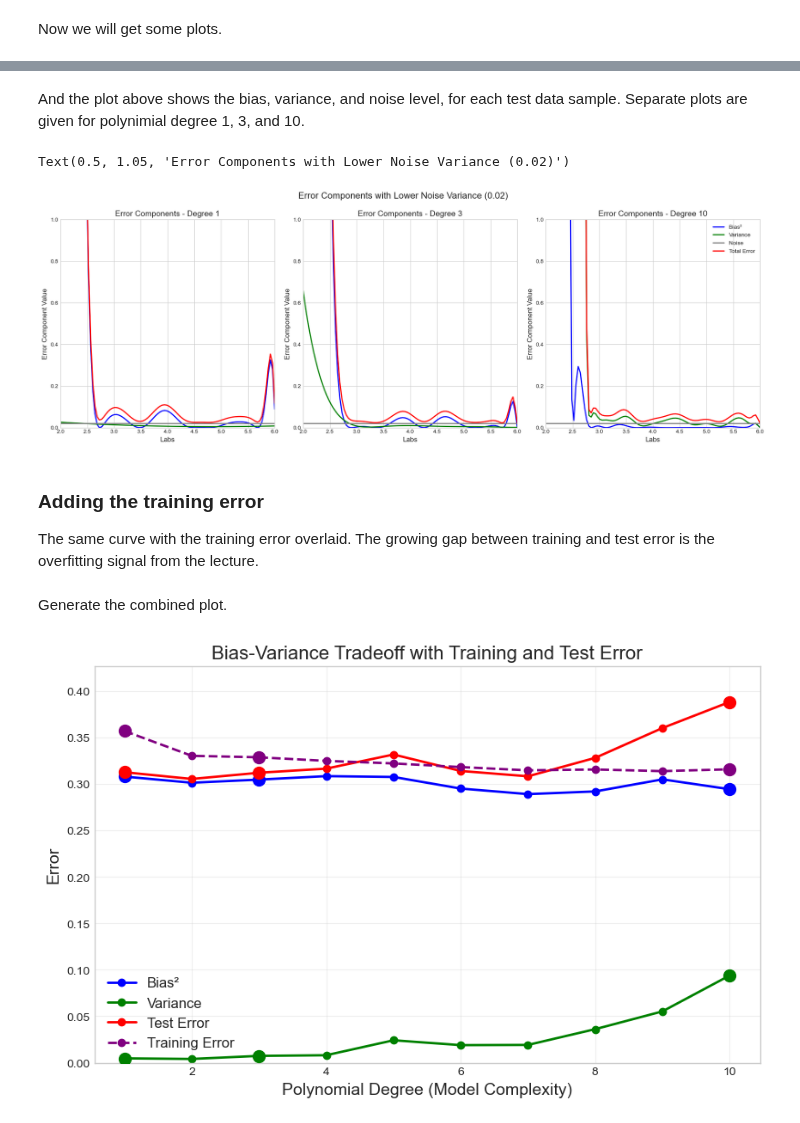
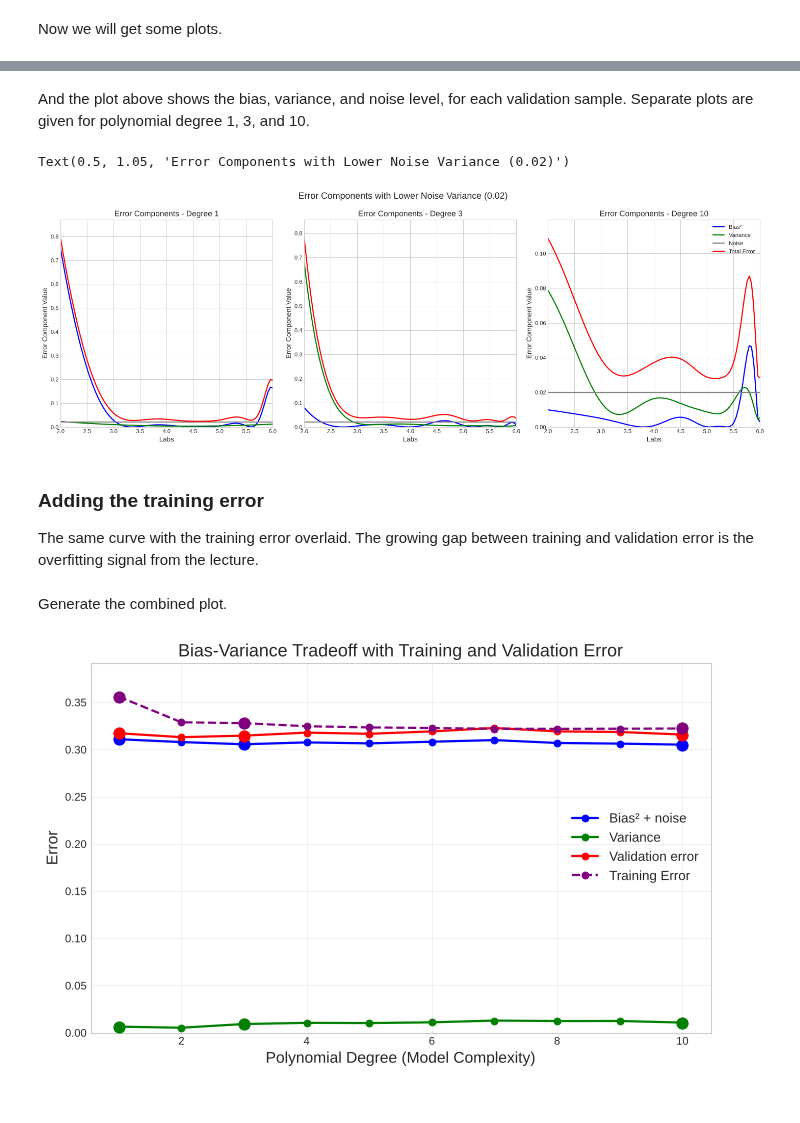
Before and after one commit to alisarupenyan/Intro-to-ML-HS2026, a Jupyter notebook: Week5_Model_complexity_bias-variance.ipynb, the cells around one changed output, grey strips where cells are left out. Drawn from its saved outputs; the diff is of its cells as text; code cells hidden in the pictures.

```diff
--- a/Week5_Model_complexity_bias-variance.ipynb
+++ b/Week5_Model_complexity_bias-variance.ipynb
@@ -453,33 +470,34 @@ Saved figure as 'error_components_labs.png'
 # %% [markdown]
-And the plot above shows the bias, variance, and noise level, for each test data sample. Separate plots are given for polynimial degree 1, 3, and 10.
+And the plot above shows the bias, variance, and noise level, for each validation sample. Separate plots are given for polynomial degree 1, 3, and 10.
 # %%
 # Try different noise variance values
-fig4, _ = visualize_error_components_by_x(df_aug, degrees=[1, 3, 10], num_samples=10, noise_var=0.02)
+fig4, _ = visualize_error_components_by_x(df_aug, degrees=[1, 3, 10], num_samples=50, noise_var=0.02)
 plt.suptitle('Error Components with Lower Noise Variance (0.02)', fontsize=16, y=1.05)
 # %% [output]
 Text(0.5, 1.05, 'Error Components with Lower Noise Variance (0.02)')
-[figure, old version]
+[figure, new version]
 # %% [markdown]
 ### Adding the training error
 
-The same curve with the training error overlaid. The growing gap between training and test error is the overfitting signal from the lecture.
+The same curve with the training error overlaid. The growing gap between training and validation error is the overfitting signal from the lecture.
 # %%
 def plot_bias_variance_with_training_error(df_aug, max_degree=10, num_samples=10, test_size=0.3):
     """
-    Plot bias, variance, training error, and test error as a function of model complexity.
+    Plot bias, variance, training error, and validation error as a function of model complexity.
 
     Parameters:
     - df_aug: Augmented DataFrame containing the features and target
     - max_degree: Maximum polynomial degree to evaluate
     - num_samples: Number of different training samples to use
-    - test_size: Proportion of data to use for testing
+    - test_size: Proportion of data kept aside as validation set
     """
+    np.random.seed(0)  # reproducible resampling
     # Use Labs as feature
     X = df_aug[['Labs']]
     y = df_aug['Final']
 
-    # Create a common test set
-    X_train_full, X_test, y_train_full, y_test = train_test_split(X, y, test_size=test_size, random_state=42)
+    # Create a common validation set (train_test_split names it 'test')
+    X_train_full, X_val, y_train_full, y_val = train_test_split(X, y, test_size=test_size, random_state=42)
 
     # Arrays to store results
     degrees = list(range(1, max_degree + 1))
@@ -492,7 +510,7 @@ def plot_bias_variance_with_training_error(df_aug, max_degree=10, num_samples=10
     for degree in degrees:
         # Store predictions for all samples
         all_train_predictions = np.zeros((num_samples, len(X_train_full)))  # Added for training data
-        all_test_predictions = np.zeros((num_samples, len(X_test)))
+        all_val_predictions = np.zeros((num_samples, len(X_val)))
 
         # Train multiple models with different samplings
         for j in range(num_samples):
@@ -508,37 +526,37 @@ def plot_bias_variance_with_training_error(df_aug, max_degree=10, num_samples=10
             )
             model.fit(X_sample, y_sample)
 
-            # Predict on both training and test data
+            # Predict on both training and validation data
             train_pred = model.predict(X_train_full)  # Added for training error
-            test_pred = model.predict(X_test)
+            val_pred = model.predict(X_val)
             all_train_predictions[j] = train_pred  # Added for training error
-            all_test_predictions[j] = test_pred
+            all_val_predictions[j] = val_pred
 
         # Calculate average predictions
         avg_train_predictions = np.mean(all_train_predictions, axis=0)  # Added for training error
-        avg_test_predictions = np.mean(all_test_predictions, axis=0)
+        avg_val_predictions = np.mean(all_val_predictions, axis=0)
 
         # Calculate training error
         train_mse = np.mean((avg_train_predictions - y_train_full.values) ** 2)
         train_error_values.append(train_mse)
 
-        # Calculate bias^2
-        bias_squared = np.mean((avg_test_predictions - y_test.values) ** 2)
+        # Calculate bias^2 + noise (labels contain noise)
+        bias_squared = np.mean((avg_val_predictions - y_val.values) ** 2)
         bias_values.append(bias_squared)
 
         # Calculate variance
-        variance = np.mean(np.var(all_test_predictions, axis=0))
+        variance = np.mean(np.var(all_val_predictions, axis=0))
         variance_values.append(variance)
 
-        # Calculate test error
+        # Calculate validation error
         total_error = bias_squared + variance
         total_error_values.append(total_error)
 
     # Create plot
     plt.figure(figsize=(10, 6))
-    plt.plot(degrees, bias_values, 'o-', color='blue', linewidth=2, label='Bias²')
+    plt.plot(degrees, bias_values, 'o-', color='blue', linewidth=2, label='Bias² + noise')
     plt.plot(degrees, variance_values, 'o-', color='green', linewidth=2, label='Variance')
-    plt.plot(degrees, total_error_values, 'o-', color='red', linewidth=2, label='Test Error')
+    plt.plot(degrees, total_error_values, 'o-', color='red', linewidth=2, label='Validation error')
     plt.plot(degrees, train_error_values, 'o--', color='purple', linewidth=2, label='Training Error')
 
     # Highlight specific degrees
@@ -552,7 +570,7 @@ def plot_bias_variance_with_training_error(df_aug, max_degree=10, num_samples=10
 
     plt.xlabel('Polynomial Degree (Model Complexity)', fontsize=14)
     plt.ylabel('Error', fontsize=14)
-    plt.title('Bias-Variance Tradeoff with Training and Test Error', fontsize=16)
+    plt.title('Bias-Variance Tradeoff with Training and Validation Error', fontsize=16)
     plt.grid(True, alpha=0.3)
     plt.legend(fontsize=12)
 
@@ -566,7 +584,7 @@ def plot_bias_variance_with_training_error(df_aug, max_degree=10, num_samples=10
 Generate the combined plot.
 # %%
 # Generate the bias-variance curve with training error
-fig4 = plot_bias_variance_with_training_error(df_aug, max_degree=10, num_samples=10)
+fig4 = plot_bias_variance_with_training_error(df_aug, max_degree=10, num_samples=50)
 plt.show()
 # %% [output]
-[figure, old version]
+[figure, new version]
```
Also changed, not shown: parts of 15 cells of this notebook, 1 other file.
